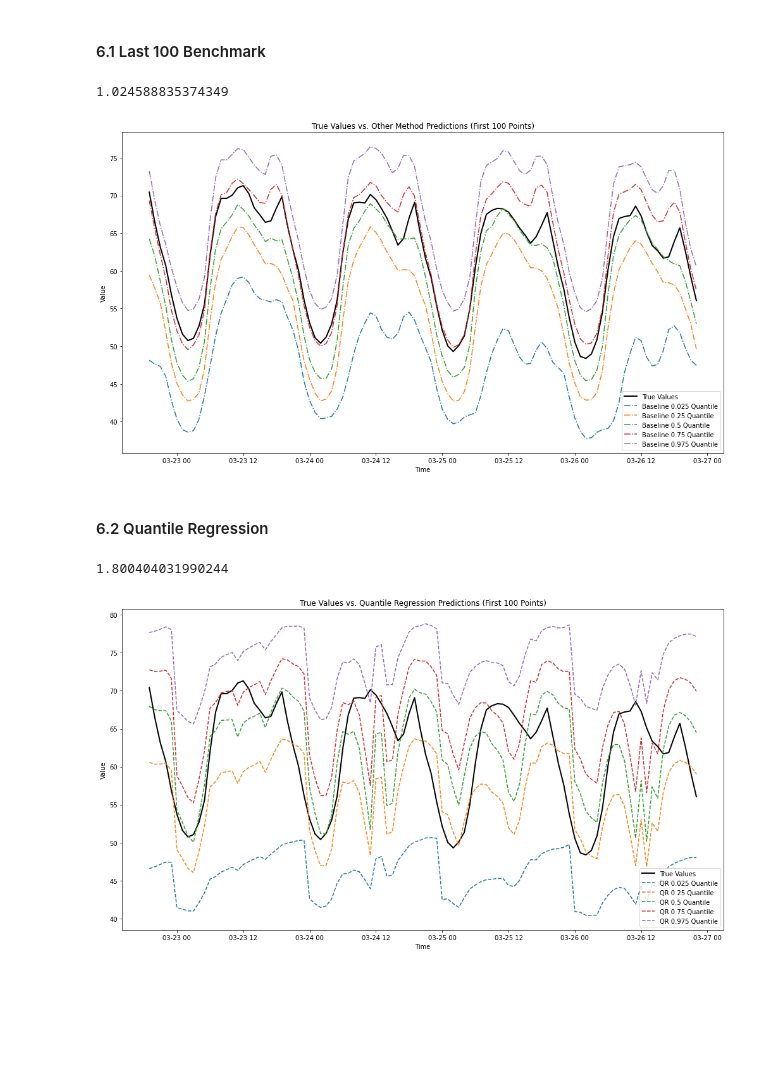
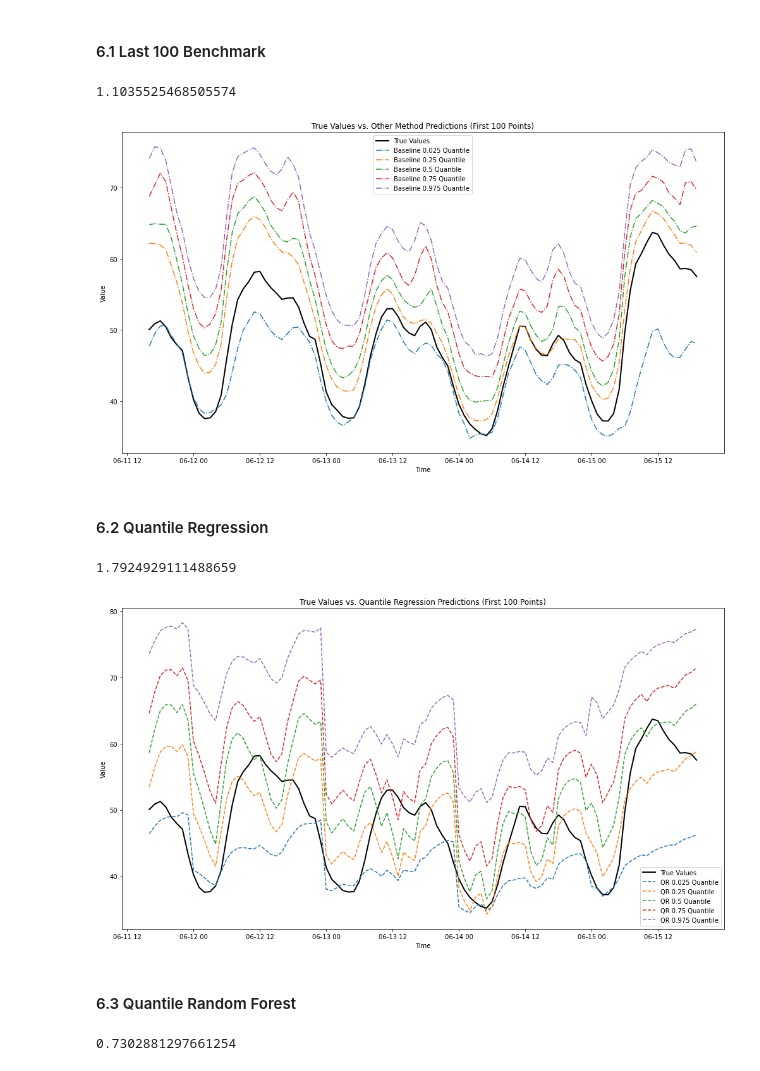
Before and after one commit to cleveryangcong/Random_Forest_Weights, a Jupyter notebook: notebooks/exploratory/1.2.0-dc-Baseline_models.ipynb, the cells around one changed output. Drawn from its saved outputs; the diff is of its cells as text; code cells hidden in the pictures; blank space fills up the shorter version.

```diff
--- a/notebooks/exploratory/1.2.0-dc-Baseline_models.ipynb
+++ b/notebooks/exploratory/1.2.0-dc-Baseline_models.ipynb
@@ -158,7 +158,7 @@ plt.show()
 X = df.drop('total_energy_usage', axis = 1)
 y = df['total_energy_usage']
 # %%
-X_train, X_test, y_train, y_test = train_test_split(X, y, test_size= 0.2 ,shuffle=False, random_state=42)
+X_train, X_test, y_train, y_test = train_test_split(X, y, test_size= 0.3 ,shuffle=False, random_state=42)
 # %%
 X_train_const = sm.add_constant(X_train)
 X_test_const = sm.add_constant(X_test)
@@ -201,29 +201,28 @@ for idx, (true_val, pred_vals) in enumerate(zip(y_test.values, predictions)):
 average_loss = loss_array.mean()
 print(average_loss)
 # %% [output]
-1.024588835374349
+1.1035525468505574
 # %%
 # Selecting first 100 data points
-time_index_subset = time_index[:100]
+time_index_subset = y_test.index[:100]
 y_test_subset = y_test[:100]
-qr_pred_subset = qr_pred_array[:100]
 pred_subset = pred_array[:100]
 
 # Plot for Other Method Predictions:
 plt.figure(figsize=(14, 8))
 plt.plot(time_index_subset, y_test_subset, label='True Values', color='black', linewidth=2)
 
 for i, q in enumerate([0.025, 0.25, 0.5, 0.75, 0.975]):
     plt.plot(time_index_subset, pred_subset[:, i], label=f'Baseline {q} Quantile', linestyle='-.')
 
 plt.title('True Values vs. Other Method Predictions (First 100 Points)')
 plt.xlabel('Time')
 plt.ylabel('Value')
 plt.legend()
 plt.tight_layout()
 plt.show()
 # %% [output]
-[figure, old version]
+[figure, new version]
 # %% [markdown]
 #### 6.2 Quantile Regression
 # %%
@@ -255,9 +254,10 @@ for idx, (true_val, qr_pred_vals) in enumerate(zip(y_test.values, qr_predictions
 qr_average_loss = qr_loss_array.mean()
 print(qr_average_loss)
 # %% [output]
-1.800404031990244
+1.7924929111488659
 # %%
 # Plot for Quantile Regression Predictions:
+qr_pred_subset = qr_pred_array[:100]
 plt.figure(figsize=(14, 8))
 plt.plot(time_index_subset, y_test_subset, label='True Values', color='black', linewidth=2)
 
@@ -271,4 +271,17 @@ plt.legend()
 plt.tight_layout()
 plt.show()
 # %% [output]
-[figure, old version]
+[figure, new version]
+# %% [markdown]
+#### 6.3 Quantile Random Forest
+# %%
+rf_pred_array = np.load('/Data/Delong_BA_Data/rf_weights/energy_quantile_preds.npy')
+rf_loss_array = np.zeros((len(y_test), 5))
+for count, q in enumerate(quantiles):
+    for i in range(y_test.shape[0]):
+        rf_loss_array[i,count] = quantile_loss(y_test.values[i], rf_pred_array[i,count], q)
+
+rf_average_loss = rf_loss_array.mean()
+print(rf_average_loss)
+# %% [output]
+0.7302881297661254
```
Also changed, not shown: parts of 1 cell of this notebook, 1 other file.
